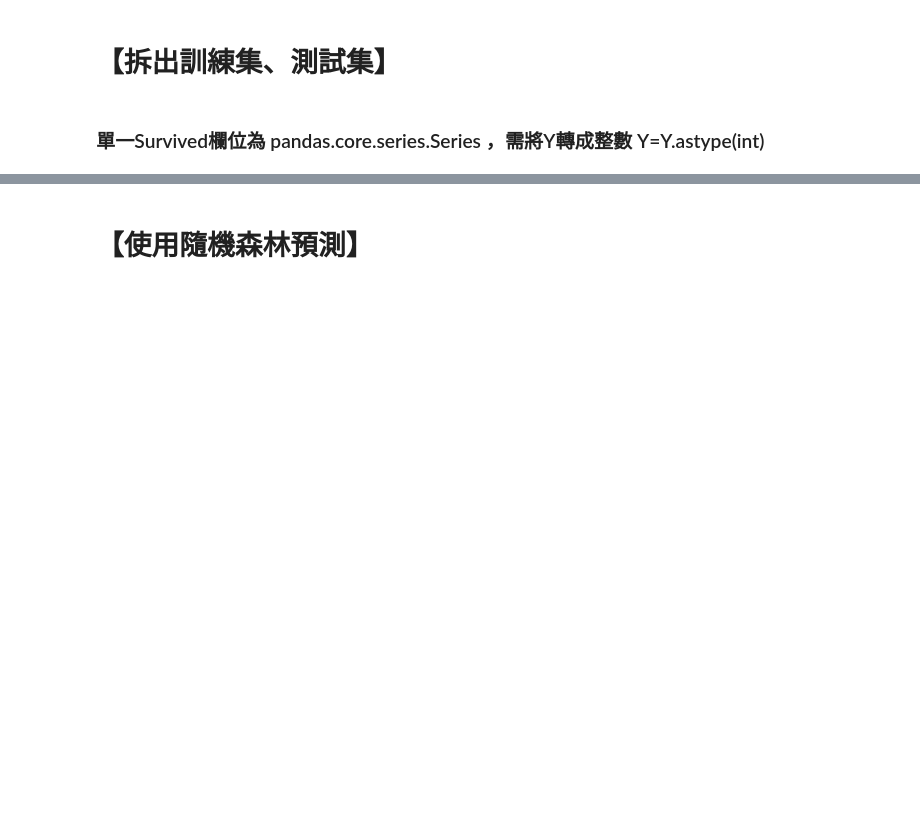
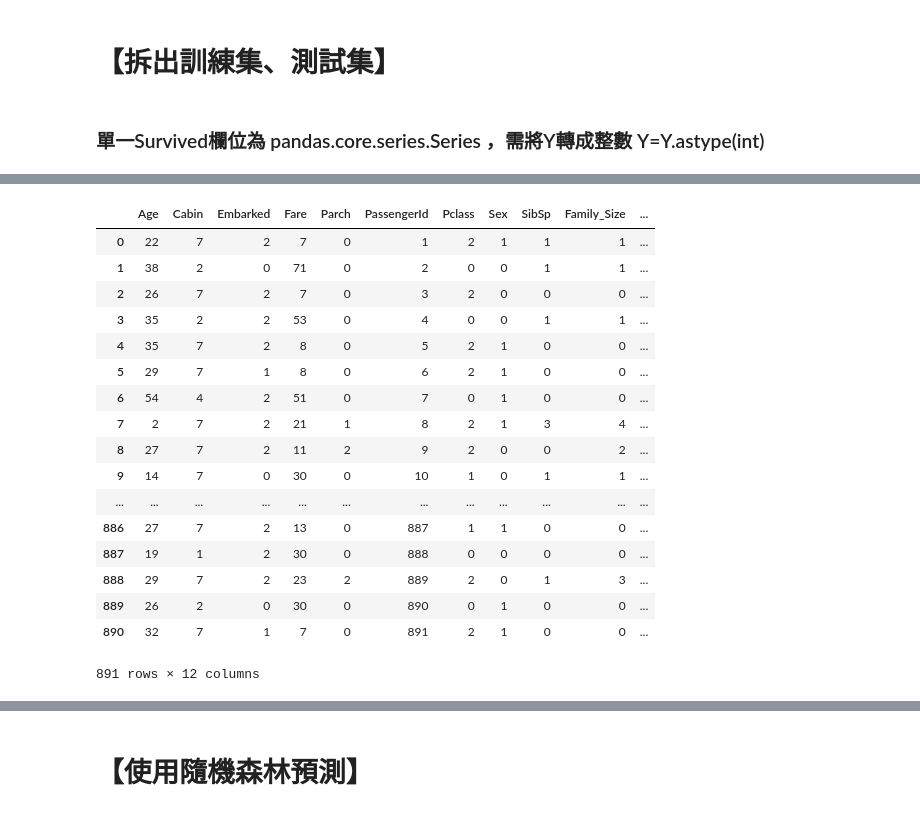
Before and after one commit to ChiWeiHsu/2018NSYSUBigData, a Jupyter notebook: HW03/HW03.ipynb, the cells around one changed output, grey strips where cells are left out. Saved outputs shown, nothing was run; the diff lists cells and outputs as text; code cells hidden in the pictures; blank space fills up the shorter version.

```diff
--- a/HW03/HW03.ipynb
+++ b/HW03/HW03.ipynb
@@ -610,0 +544,5 @@ y_train=y_train.astype(int)
+# %%
+selected_features = ['Age','Cabin','Embarked','Fare','Parch','PassengerId','Pclass','Sex','SibSp','Family_Size','Title2','Ticket_info']
+# %%
+# ------------x_train-------------
+x_train=data1[selected_features]
@@ -610,0 +551,3 @@ y_train=y_train.astype(int)
+# %%
+x_train=x_train.astype(int)
+y_train=y_train.astype(int)
@@ -610,0 +562,21 @@ y_train=y_train.astype(int)
+# %%
+x_train #有891列
+# %% [output]
+|  | Age | Cabin | Embarked | Fare | Parch | PassengerId | Pclass | Sex | SibSp | Family_Size | ... |
+| 0 | 22 | 7 | 2 | 7 | 0 | 1 | 2 | 1 | 1 | 1 | ... |
+| 1 | 38 | 2 | 0 | 71 | 0 | 2 | 0 | 0 | 1 | 1 | ... |
+| 2 | 26 | 7 | 2 | 7 | 0 | 3 | 2 | 0 | 0 | 0 | ... |
+| 3 | 35 | 2 | 2 | 53 | 0 | 4 | 0 | 0 | 1 | 1 | ... |
+| 4 | 35 | 7 | 2 | 8 | 0 | 5 | 2 | 1 | 0 | 0 | ... |
+| 5 | 29 | 7 | 1 | 8 | 0 | 6 | 2 | 1 | 0 | 0 | ... |
+| 6 | 54 | 4 | 2 | 51 | 0 | 7 | 0 | 1 | 0 | 0 | ... |
+| 7 | 2 | 7 | 2 | 21 | 1 | 8 | 2 | 1 | 3 | 4 | ... |
+| 8 | 27 | 7 | 2 | 11 | 2 | 9 | 2 | 0 | 0 | 2 | ... |
+| 9 | 14 | 7 | 0 | 30 | 0 | 10 | 1 | 0 | 1 | 1 | ... |
+| ... | ... | ... | ... | ... | ... | ... | ... | ... | ... | ... | ... |
+| 886 | 27 | 7 | 2 | 13 | 0 | 887 | 1 | 1 | 0 | 0 | ... |
+| 887 | 19 | 1 | 2 | 30 | 0 | 888 | 0 | 0 | 0 | 0 | ... |
+| 888 | 29 | 7 | 2 | 23 | 2 | 889 | 2 | 0 | 1 | 3 | ... |
+| 889 | 26 | 2 | 0 | 30 | 0 | 890 | 0 | 1 | 0 | 0 | ... |
+| 890 | 32 | 7 | 1 | 7 | 0 | 891 | 2 | 1 | 0 | 0 | ... |
+891 rows × 12 columns
```
Also changed, not shown: parts of 55 cells of this notebook, 3 other files.
